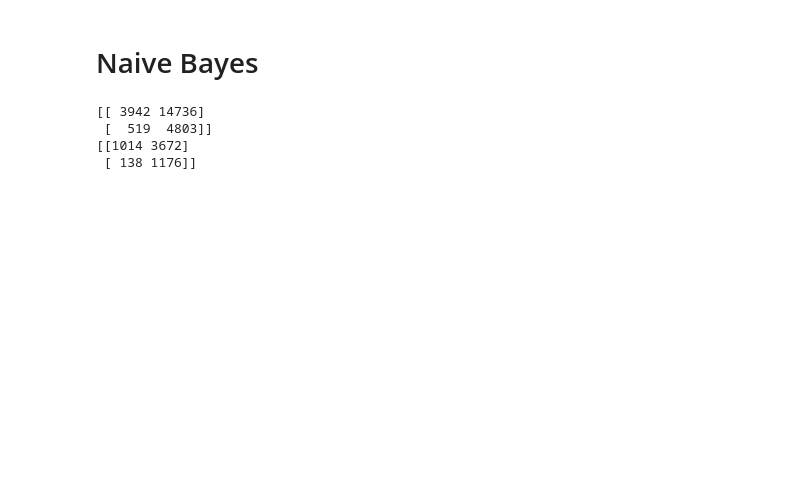
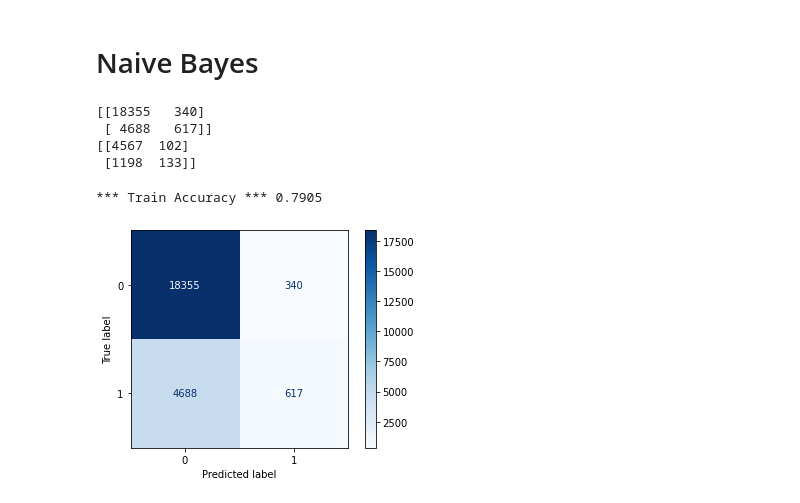
Before and after one commit to VaideswarReddy/Credit_card_default_prediction, a Jupyter notebook: Vaideswar_Reddy_Team_3_Capstone_Project_3.ipynb, the cells around one changed output. Cells and saved outputs as stored; diff of their text form; code cells hidden in the pictures; blank space fills up the shorter version.

```diff
--- a/Vaideswar_Reddy_Team_3_Capstone_Project_3.ipynb
+++ b/Vaideswar_Reddy_Team_3_Capstone_Project_3.ipynb
@@ -583,6 +656,6 @@ The accuracy on test data is  0.784
 # %%
 from sklearn.model_selection import train_test_split
-msg_train,msg_test,label_train,label_test = train_test_split(X,y,test_size=0.2)
+X_train,X_test,y_train,y_test = train_test_split(X,y,test_size=0.2)
 # %%
 from sklearn.feature_extraction.text import CountVectorizer
 vectorizer = CountVectorizer(max_df = 0.9,min_df = 10)
@@ -595,4 +662,4 @@ test_array = test_vectorized.toarray()
 # %%
 from sklearn.naive_bayes import GaussianNB
-spam_detect_model = GaussianNB().fit(msg_train,label_train)
+naive_model = GaussianNB().fit(X_train,y_train)
 # %%
@@ -601,10 +668,20 @@ test_preds = spam_detect_model.predict(msg_test)
 # %%
 # Confusion matrices for train and test
 
-print(confusion_matrix(label_train,train_preds))
-print(confusion_matrix(label_test,test_preds))
+print(confusion_matrix(y_train,train_preds))
+print(confusion_matrix(y_test,test_preds))
 # %% [output]
-[[ 3942 14736]
- [  519  4803]]
-[[1014 3672]
- [ 138 1176]]
+[[18355   340]
+ [ 4688   617]]
+[[4567  102]
+ [1198  133]]
+# %%
+print('*** Train Accuracy ***',naive_model.score(X_train,y_train))
+disp = plot_confusion_matrix(naive_model, X_train, y_train,
+                                 display_labels=[0,1],
+                                 cmap=plt.cm.Blues,
+                             values_format='g'
+                            )
+# %% [output]
+*** Train Accuracy *** 0.7905
+[figure, added]
```
Also changed, not shown: parts of 30 cells of this notebook.
